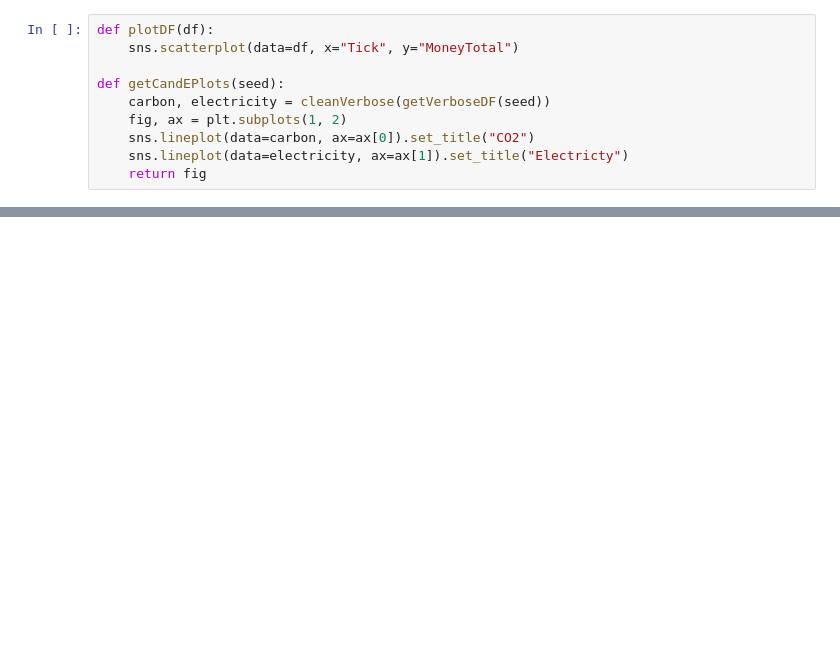
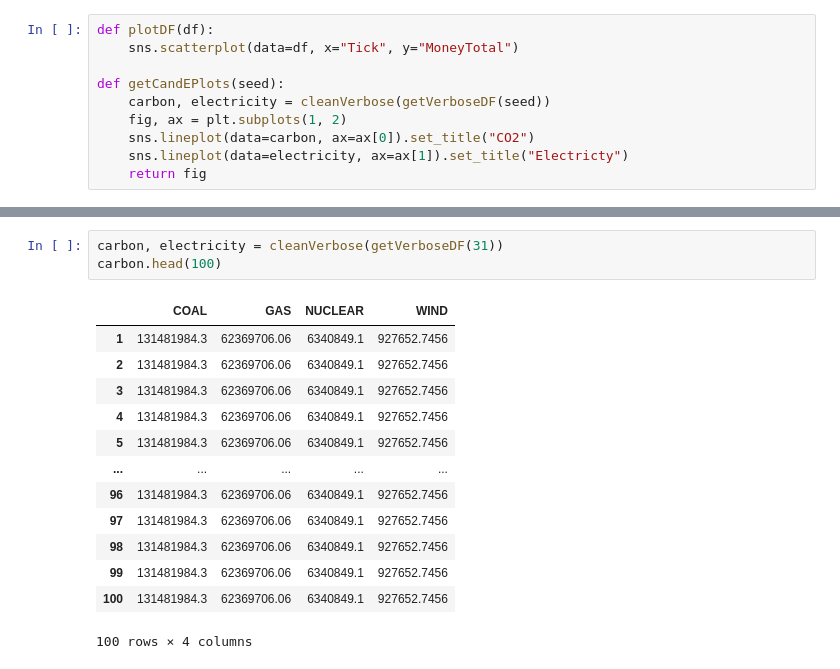
Before and after one commit to timjchandler/tax-or-trade, a Jupyter notebook: Data Analytics/analysis.ipynb, the cells around one changed output, grey strips where cells are left out. Drawn from its saved outputs; the diff is of its cells as text; blank space fills up the shorter version.

```diff
--- a/Data Analytics/analysis.ipynb
+++ b/Data Analytics/analysis.ipynb
@@ -60,0 +65,17 @@ fig = getCandEPlots(31)
+# %%
+carbon, electricity = cleanVerbose(getVerboseDF(31))
+carbon.head(100)
+# %% [output]
+|  | COAL | GAS | NUCLEAR | WIND |
+| 1 | 131481984.3 | 62369706.06 | 6340849.1 | 927652.7456 |
+| 2 | 131481984.3 | 62369706.06 | 6340849.1 | 927652.7456 |
+| 3 | 131481984.3 | 62369706.06 | 6340849.1 | 927652.7456 |
+| 4 | 131481984.3 | 62369706.06 | 6340849.1 | 927652.7456 |
+| 5 | 131481984.3 | 62369706.06 | 6340849.1 | 927652.7456 |
+| ... | ... | ... | ... | ... |
+| 96 | 131481984.3 | 62369706.06 | 6340849.1 | 927652.7456 |
+| 97 | 131481984.3 | 62369706.06 | 6340849.1 | 927652.7456 |
+| 98 | 131481984.3 | 62369706.06 | 6340849.1 | 927652.7456 |
+| 99 | 131481984.3 | 62369706.06 | 6340849.1 | 927652.7456 |
+| 100 | 131481984.3 | 62369706.06 | 6340849.1 | 927652.7456 |
+100 rows × 4 columns
```
Also changed, not shown: parts of 4 cells of this notebook, 17 other files.
